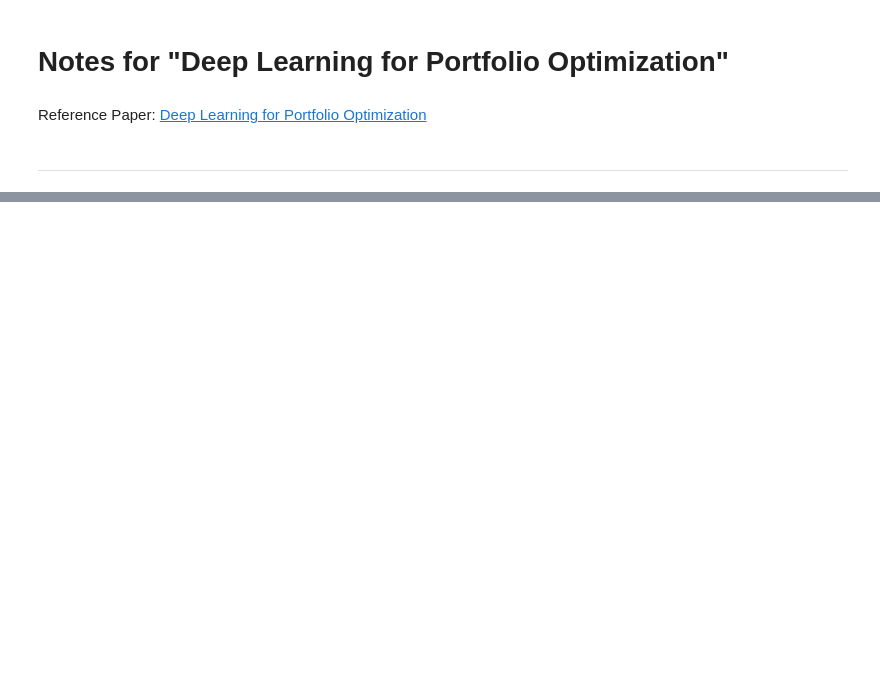
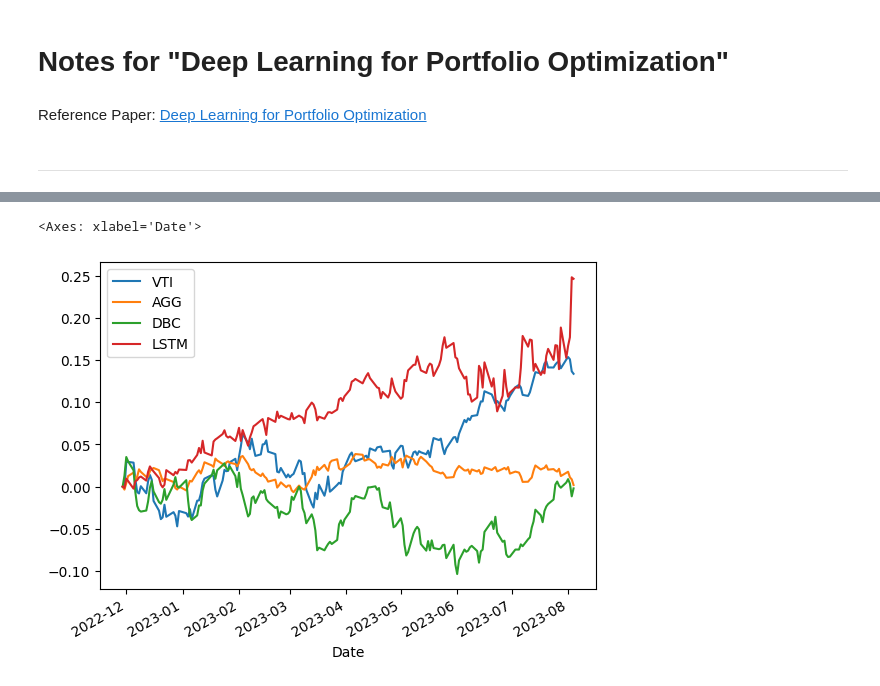
Before and after one commit to aungsias/Forays, a Jupyter notebook: 2. Portfolio Optimization/2. Deep Learning for Portoflio Optimization.ipynb, the cells around one changed output, grey strips where cells are left out. Cells and saved outputs as stored; diff of their text form; code cells hidden in the pictures; blank space fills up the shorter version.

```diff
--- a/2. Portfolio Optimization/2. Deep Learning for Portoflio Optimization.ipynb
+++ b/2. Portfolio Optimization/2. Deep Learning for Portoflio Optimization.ipynb
@@ -373,0 +249,2 @@ te
+# %%
+po = LSTMPortfolioOptimizer(prices, lookback=50, train_pct=0.8, hidden_dim=50)
@@ -373,0 +255,11 @@ te
+# %%
+model_returns = pd.DataFrame(po.test_returns).sum(axis=1)
+comparison = po.returns[-len(model_returns):].copy()
+comparison['LSTM'] = model_returns.values
+comparison = comparison.drop(columns='^VIX')
+comparison = comparison.shift()
+comparison.loc[comparison.index.min()] = 0
+comparison.cumsum().plot()
+# %% [output]
+<Axes: xlabel='Date'>
+[figure, added]
```
Also changed, not shown: parts of 25 cells of this notebook.
